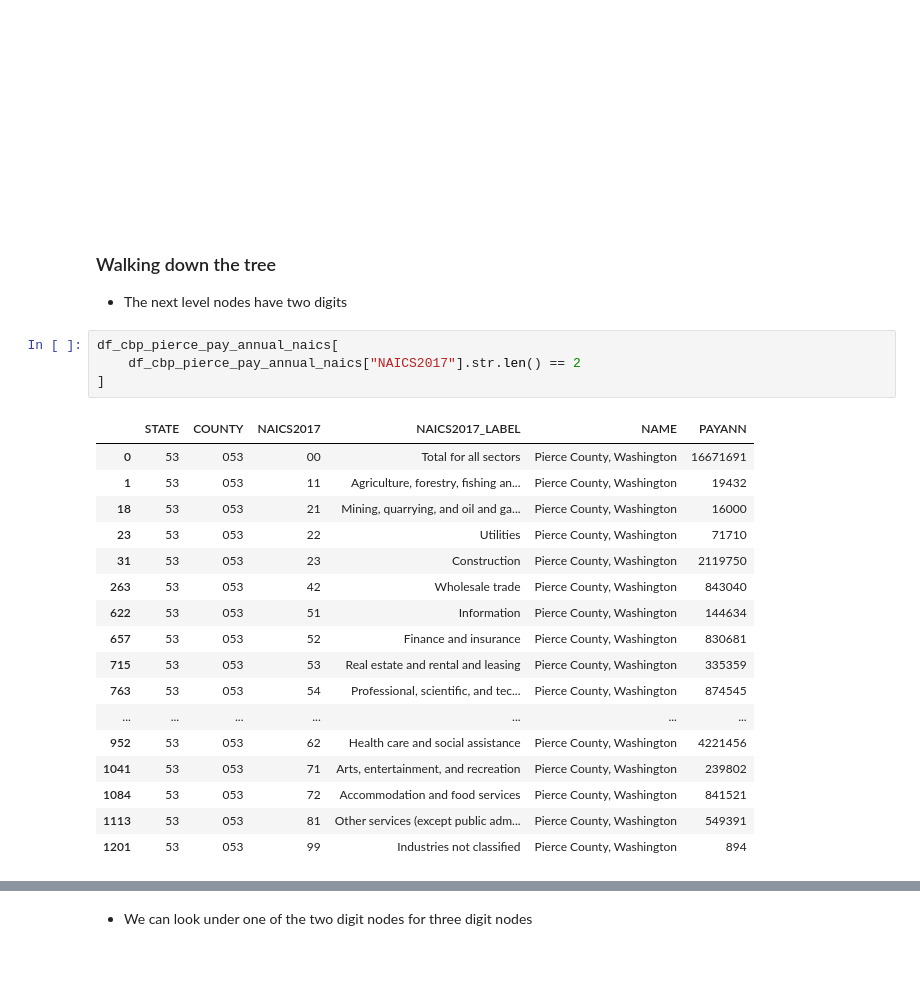
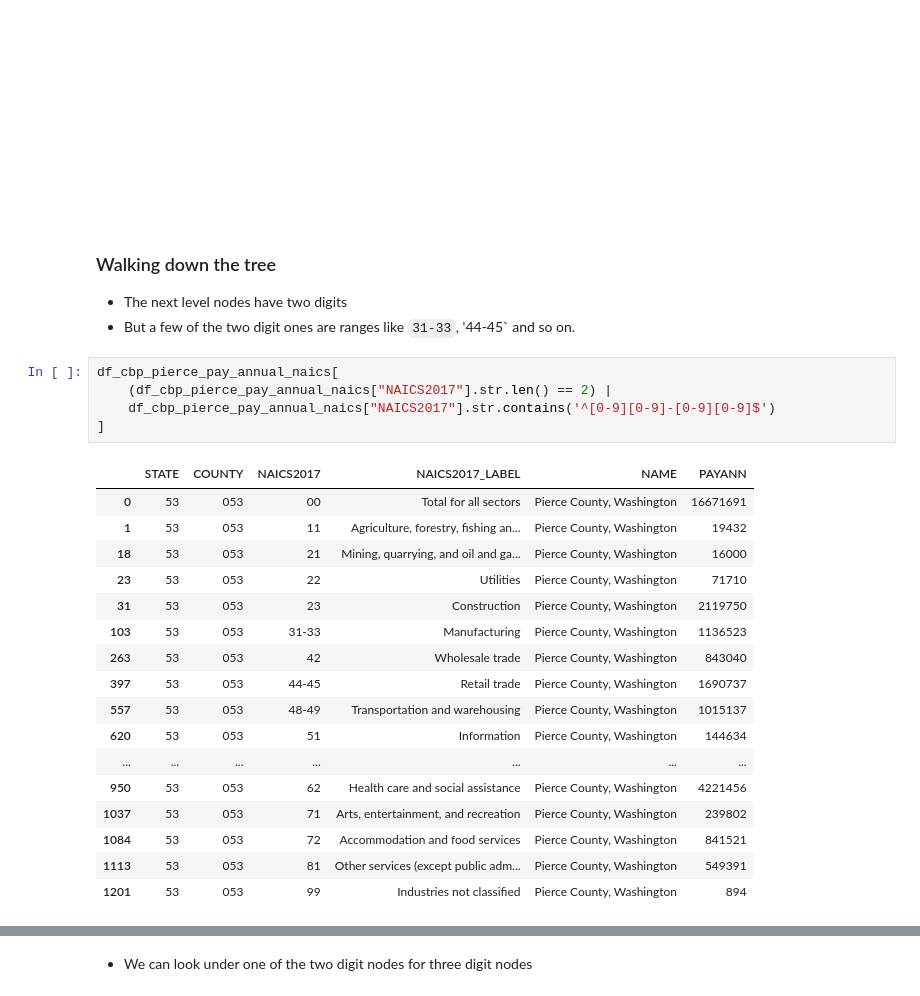
Before and after one commit to censusdis/censusdis-tutorial-2024, a Jupyter notebook: Lessons/Lesson 4 Query Filters.ipynb, the cells around one changed output, grey strips where cells are left out. Drawn from its saved outputs; the diff is of its cells as text; blank space fills up the shorter version.

```diff
--- a/Lessons/Lesson 4 Query Filters.ipynb
+++ b/Lessons/Lesson 4 Query Filters.ipynb
@@ -242,25 +246,27 @@ df_cbp_pierce_pay_annual
 ### Walking down the tree
 
 - The next level nodes have two digits
+- But a few of the two digit ones are ranges like `31-33`, '44-45` and so on.
 # %%
 df_cbp_pierce_pay_annual_naics[
-    df_cbp_pierce_pay_annual_naics["NAICS2017"].str.len() == 2
+    (df_cbp_pierce_pay_annual_naics["NAICS2017"].str.len() == 2) |
+    df_cbp_pierce_pay_annual_naics["NAICS2017"].str.contains('^[0-9][0-9]-[0-9][0-9]$')
 ]
 # %% [output]
 |  | STATE | COUNTY | NAICS2017 | NAICS2017_LABEL | NAME | PAYANN |
 | 0 | 53 | 053 | 00 | Total for all sectors | Pierce County, Washington | 16671691 |
 | 1 | 53 | 053 | 11 | Agriculture, forestry, fishing an... | Pierce County, Washington | 19432 |
 | 18 | 53 | 053 | 21 | Mining, quarrying, and oil and ga... | Pierce County, Washington | 16000 |
 | 23 | 53 | 053 | 22 | Utilities | Pierce County, Washington | 71710 |
 | 31 | 53 | 053 | 23 | Construction | Pierce County, Washington | 2119750 |
+| 103 | 53 | 053 | 31-33 | Manufacturing | Pierce County, Washington | 1136523 |
 | 263 | 53 | 053 | 42 | Wholesale trade | Pierce County, Washington | 843040 |
-| 622 | 53 | 053 | 51 | Information | Pierce County, Washington | 144634 |
-| 657 | 53 | 053 | 52 | Finance and insurance | Pierce County, Washington | 830681 |
-| 715 | 53 | 053 | 53 | Real estate and rental and leasing | Pierce County, Washington | 335359 |
-| 763 | 53 | 053 | 54 | Professional, scientific, and tec... | Pierce County, Washington | 874545 |
+| 397 | 53 | 053 | 44-45 | Retail trade | Pierce County, Washington | 1690737 |
+| 557 | 53 | 053 | 48-49 | Transportation and warehousing | Pierce County, Washington | 1015137 |
+| 620 | 53 | 053 | 51 | Information | Pierce County, Washington | 144634 |
 | ... | ... | ... | ... | ... | ... | ... |
-| 952 | 53 | 053 | 62 | Health care and social assistance | Pierce County, Washington | 4221456 |
-| 1041 | 53 | 053 | 71 | Arts, entertainment, and recreation | Pierce County, Washington | 239802 |
+| 950 | 53 | 053 | 62 | Health care and social assistance | Pierce County, Washington | 4221456 |
+| 1037 | 53 | 053 | 71 | Arts, entertainment, and recreation | Pierce County, Washington | 239802 |
 | 1084 | 53 | 053 | 72 | Accommodation and food services | Pierce County, Washington | 841521 |
 | 1113 | 53 | 053 | 81 | Other services (except public adm... | Pierce County, Washington | 549391 |
 | 1201 | 53 | 053 | 99 | Industries not classified | Pierce County, Washington | 894 |
```
Also changed, not shown: parts of 22 cells of this notebook, 1 other file.
